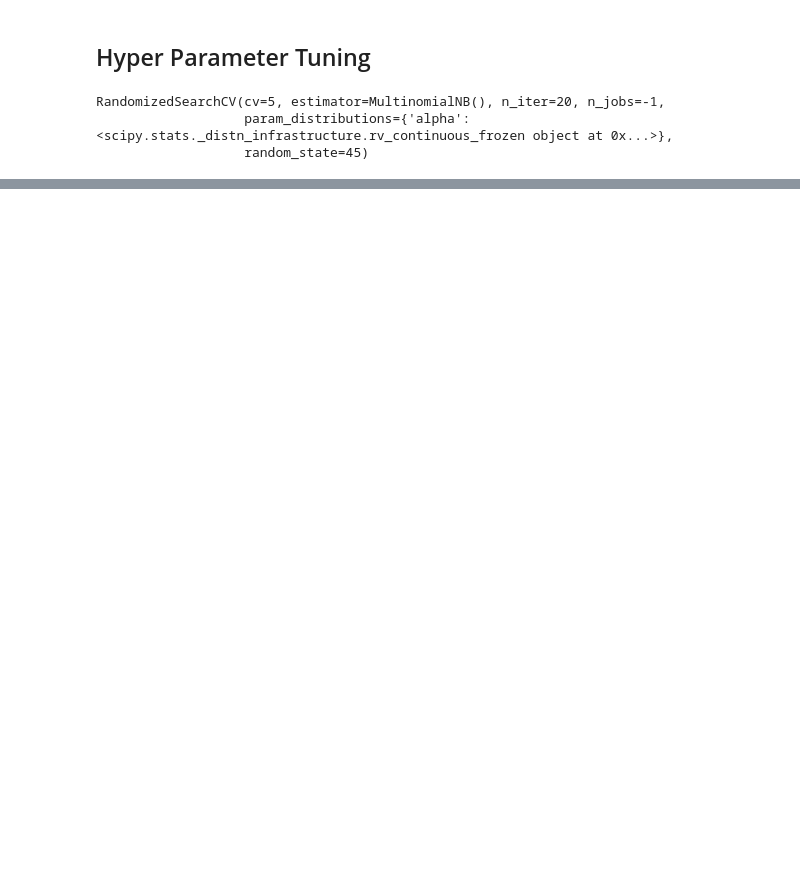
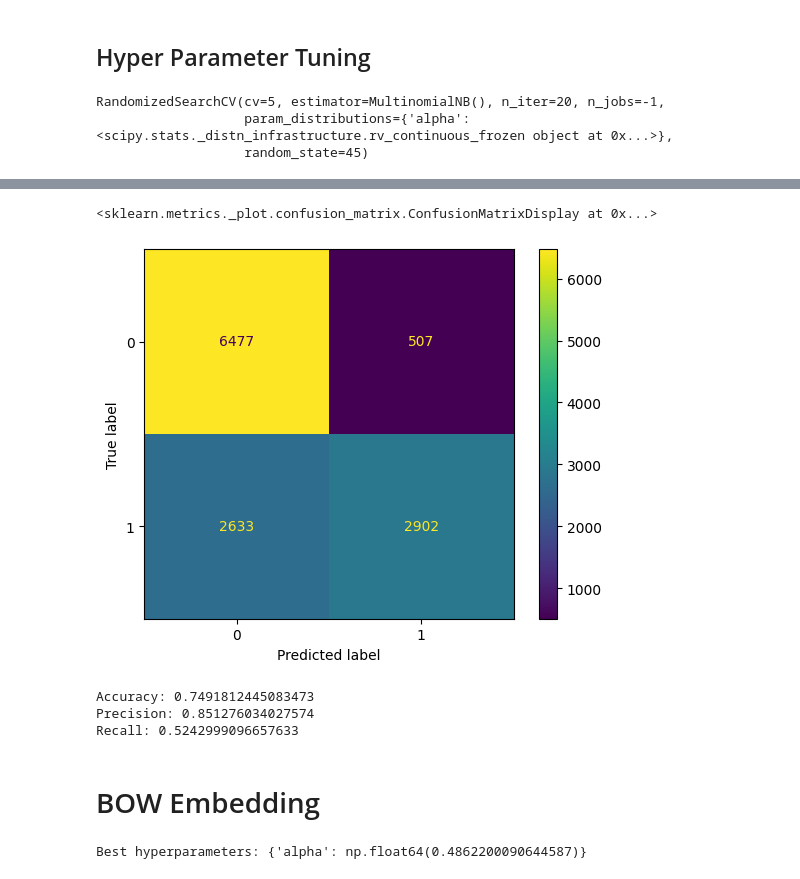
Before and after one commit to Leelexuan/WELFake_AI_Project, a Jupyter notebook: models/nb_multinomial/nb_multinomial_iter3_v2.ipynb, the cells around one changed output, grey strips where cells are left out. Saved outputs shown, nothing was run; the diff lists cells and outputs as text; code cells hidden in the pictures; blank space fills up the shorter version.

```diff
--- a/models/nb_multinomial/nb_multinomial_iter3_v2.ipynb
+++ b/models/nb_multinomial/nb_multinomial_iter3_v2.ipynb
@@ -31,6 +31,33 @@ CUDA is available: False
 # %%
 # Global variables
 EMBEDDING_COLUMN_NAMES = ["tfidf_embedding","bow_embedding","w2v_embedding", "roberta_embedding"]
+# %%
+# Function to fix and scale dataset
+def fix_and_scale_dataset(df, embedding_column_name):
+    seed = 45
+    y = df["label"]
+    x = df[embedding_column_name]
+
+    x_train, x_test, y_train, y_test = train_test_split(x, y, test_size=0.2, random_state=seed)
+
+    x_train_fixed = np.stack(x_train)
+    x_test_fixed = np.stack(x_test)
+
+    # For Multinomial NB, ensure features are non-negative
+    # Option 1: Just ensure no negative values (simple approach)
+    x_train_fixed = np.maximum(0, x_train_fixed)
+    x_test_fixed = np.maximum(0, x_test_fixed)
+
+    # Option 2: Use MinMaxScaler but ensure range is [0, 1] not [-1, 1]
+    scaler = MinMaxScaler(feature_range=(0, 1))
+    x_train_scaled = scaler.fit_transform(x_train_fixed)
+    x_test_scaled = scaler.transform(x_test_fixed)
+
+    # Remove NaN values
+    x_train_scaled = np.nan_to_num(x_train_scaled, nan=0.0)
+    x_test_scaled = np.nan_to_num(x_test_scaled, nan=0.0)
+
+    return x_train_scaled, x_test_scaled, y_train, y_test
 # %%
 # Function to decode the custom embedding format
 def decode_embedding(encoded_str):
@@ -162,3 +134,7 @@ Features scaled successfully
+# %%
+# run the loading function
+seed = 45
+x_train_tfidf, x_test_tfidf, y_train_tfidf, y_test_tfidf = fix_and_scale_dataset(df, "tfidf_embedding")
 # %%
 nb = MultinomialNB()
 # %% [markdown]
@@ -180,7 +156,7 @@ rand_search = RandomizedSearchCV(nb,
                                  random_state=seed)
 
 # Fit the random search object to the data
-rand_search.fit(x_train_scaled, y_train)
+rand_search.fit(x_train_tfidf, y_train_tfidf)
 # %% [output]
 RandomizedSearchCV(cv=5, estimator=MultinomialNB(), n_iter=20, n_jobs=-1,
                    param_distributions={'alpha': <scipy.stats._distn_infrastructure.rv_continuous_frozen object at 0x...>},
@@ -369,0 +172,25 @@ Implementation complete!
+# %%
+# Generate predictions with the best model
+y_pred = tfidf_nb_multinomial.predict(x_test_tfidf)
+
+# Create the confusion matrix
+cm = confusion_matrix(y_test_tfidf, y_pred)
+
+ConfusionMatrixDisplay(confusion_matrix=cm).plot()
+# %% [output]
+<sklearn.metrics._plot.confusion_matrix.ConfusionMatrixDisplay at 0x...>
+[figure, added]
+# %%
+accuracy = accuracy_score(y_test_tfidf, y_pred)
+precision = precision_score(y_test_tfidf, y_pred, average='binary')
+recall = recall_score(y_test_tfidf, y_pred)
+
+print("Accuracy:", accuracy)
+print("Precision:", precision)
+print("Recall:", recall)
+# %% [output]
+Accuracy: 0.7491812445083473
+Precision: 0.851276034027574
+Recall: 0.5242999096657633
+# %% [markdown]
+# BOW Embedding
@@ -369,0 +201,10 @@ Implementation complete!
+# %%
+rand_search.fit(x_train_bow, y_train_bow)
+
+# Create a variable for the best model
+bow_nb_multinomial = rand_search.best_estimator_
+
+# Print the best hyperparameters
+print('Best hyperparameters:',  rand_search.best_params_)
+# %% [output]
+Best hyperparameters: {'alpha': np.float64(0.4862200090644587)}
```
Also changed, not shown: parts of 52 cells of this notebook, 6 other files.
